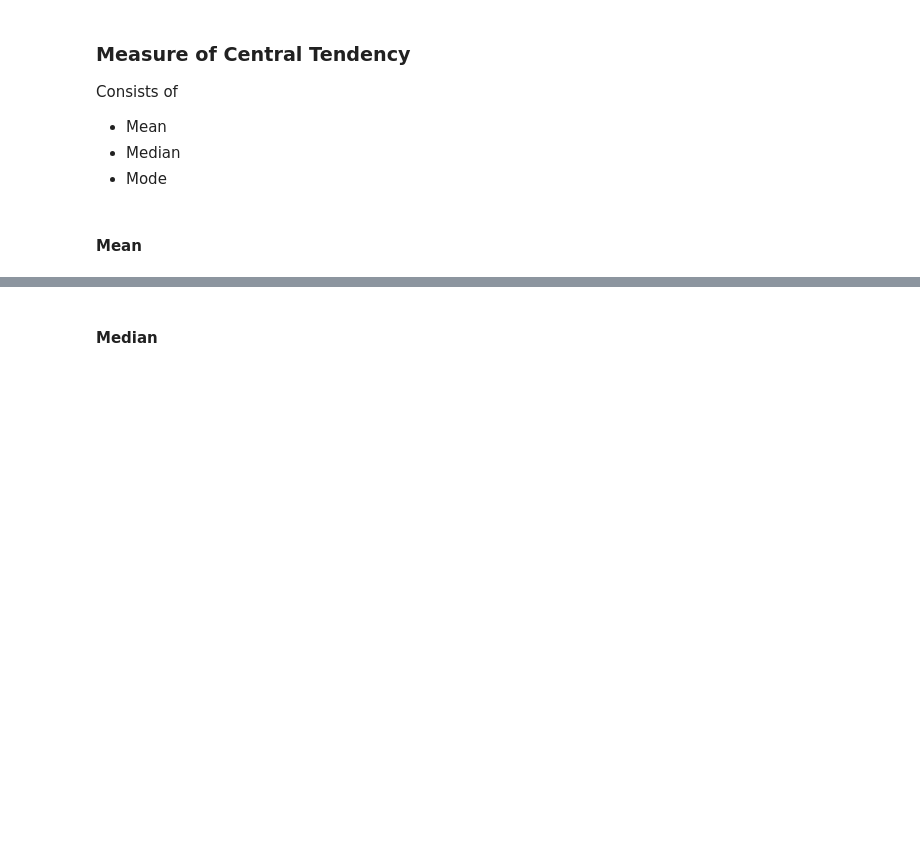
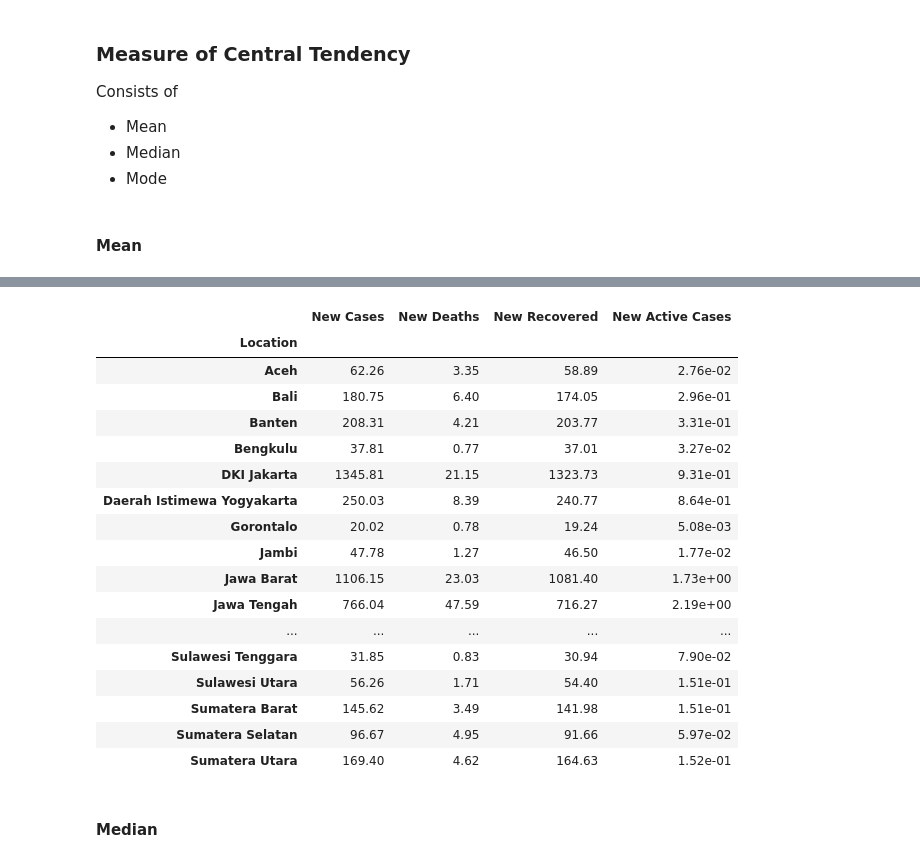
Before and after one commit to NikkiSatmaka/ftds_learning_journal, a Jupyter notebook: phase_0/week_3/h8dsft_Descriptive.ipynb, the cells around one changed output, grey strips where cells are left out. Drawn from its saved outputs; the diff is of its cells as text; code cells hidden in the pictures; blank space fills up the shorter version.

```diff
--- a/phase_0/week_3/h8dsft_Descriptive.ipynb
+++ b/phase_0/week_3/h8dsft_Descriptive.ipynb
@@ -238,4 +197,25 @@ New Active Cases      12.001558
 dtype: float64
+# %%
+df_provs.groupby(by='Location')[col_daily].mean()
+# %% [output]
+|  | New Cases | New Deaths | New Recovered | New Active Cases |
+| Location |  |  |  |  |
+| Aceh | 62.26 | 3.35 | 58.89 | 2.76e-02 |
+| Bali | 180.75 | 6.40 | 174.05 | 2.96e-01 |
+| Banten | 208.31 | 4.21 | 203.77 | 3.31e-01 |
+| Bengkulu | 37.81 | 0.77 | 37.01 | 3.27e-02 |
+| DKI Jakarta | 1345.81 | 21.15 | 1323.73 | 9.31e-01 |
+| Daerah Istimewa Yogyakarta | 250.03 | 8.39 | 240.77 | 8.64e-01 |
+| Gorontalo | 20.02 | 0.78 | 19.24 | 5.08e-03 |
+| Jambi | 47.78 | 1.27 | 46.50 | 1.77e-02 |
+| Jawa Barat | 1106.15 | 23.03 | 1081.40 | 1.73e+00 |
+| Jawa Tengah | 766.04 | 47.59 | 716.27 | 2.19e+00 |
+| ... | ... | ... | ... | ... |
+| Sulawesi Tenggara | 31.85 | 0.83 | 30.94 | 7.90e-02 |
+| Sulawesi Utara | 56.26 | 1.71 | 54.40 | 1.51e-01 |
+| Sumatera Barat | 145.62 | 3.49 | 141.98 | 1.51e-01 |
+| Sumatera Selatan | 96.67 | 4.95 | 91.66 | 5.97e-02 |
+| Sumatera Utara | 169.40 | 4.62 | 164.63 | 1.52e-01 |
 # %% [markdown]
 #### Median
 # %%
```
Also changed, not shown: parts of 54 cells of this notebook, 1 other file.
